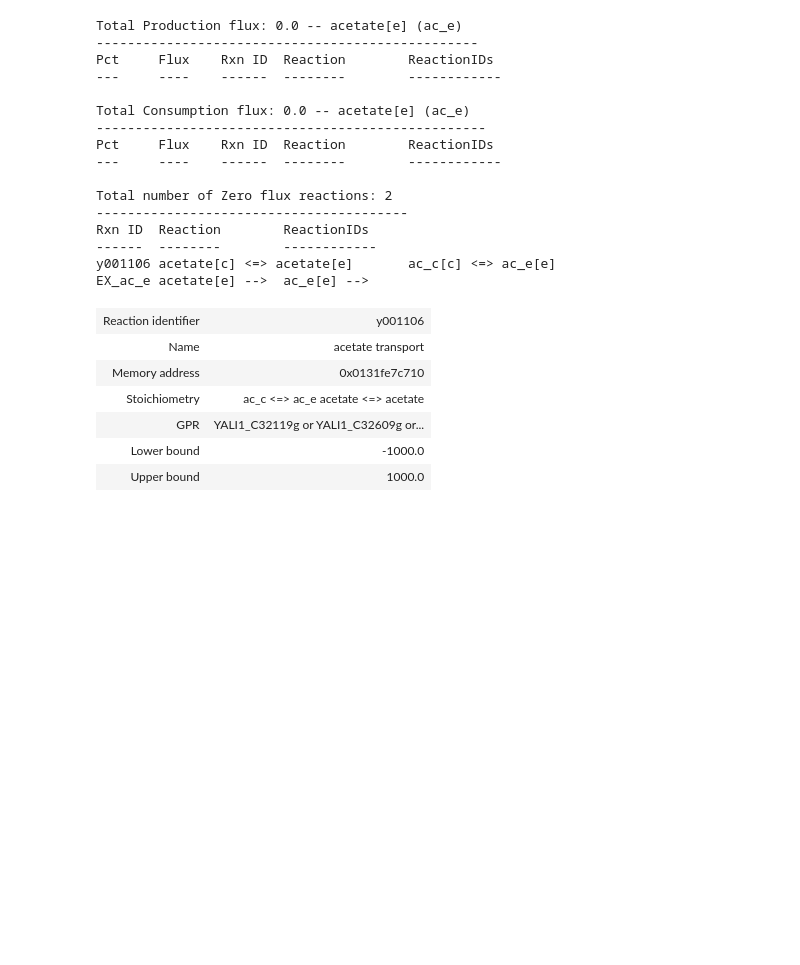
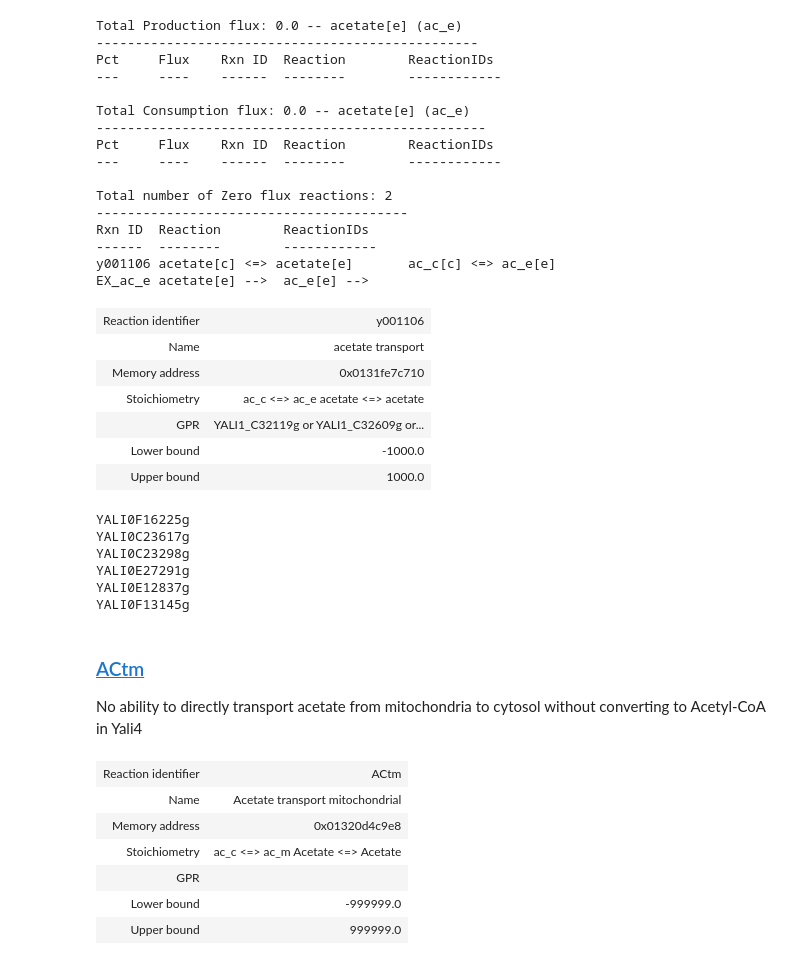
Before and after one commit to djinnome/Yarrowia_lipolytica_W29-GEM, a Jupyter notebook: Yarrowia_BIGG_Escher_map.ipynb, the cells around one changed output. Cells and saved outputs as stored; diff of their text form; code cells hidden in the pictures; blank space fills up the shorter version.

```diff
--- a/Yarrowia_BIGG_Escher_map.ipynb
+++ b/Yarrowia_BIGG_Escher_map.ipynb
@@ -544,3 +416,26 @@ yali4_model.reactions.y001106
 | GPR | YALI1_C32119g or YALI1_C32609g or... |
 | Lower bound | -1000.0 |
 | Upper bound | 1000.0 |
+# %%
+print('\n'.join([gene.name for gene in yali4_model.reactions.y001106.genes]))
+# %% [output]
+YALI0F16225g
+YALI0C23617g
+YALI0C23298g
+YALI0E27291g
+YALI0E12837g
+YALI0F13145g
+# %% [markdown]
+### [ACtm](http://bigg.ucsd.edu/models/iMM904/reactions/ACtm)
+
+No ability to directly transport acetate from mitochondria to cytosol without converting to Acetyl-CoA in Yali4
+# %%
+imm904_model.reactions.ACtm
+# %% [output]
+| Reaction identifier | ACtm |
+| Name | Acetate transport mitochondrial |
+| Memory address | 0x01320d4c9e8 |
+| Stoichiometry | ac_c <=> ac_m Acetate <=> Acetate |
+| GPR |  |
+| Lower bound | -999999.0 |
+| Upper bound | 999999.0 |
```
Also changed, not shown: parts of 64 cells of this notebook.
